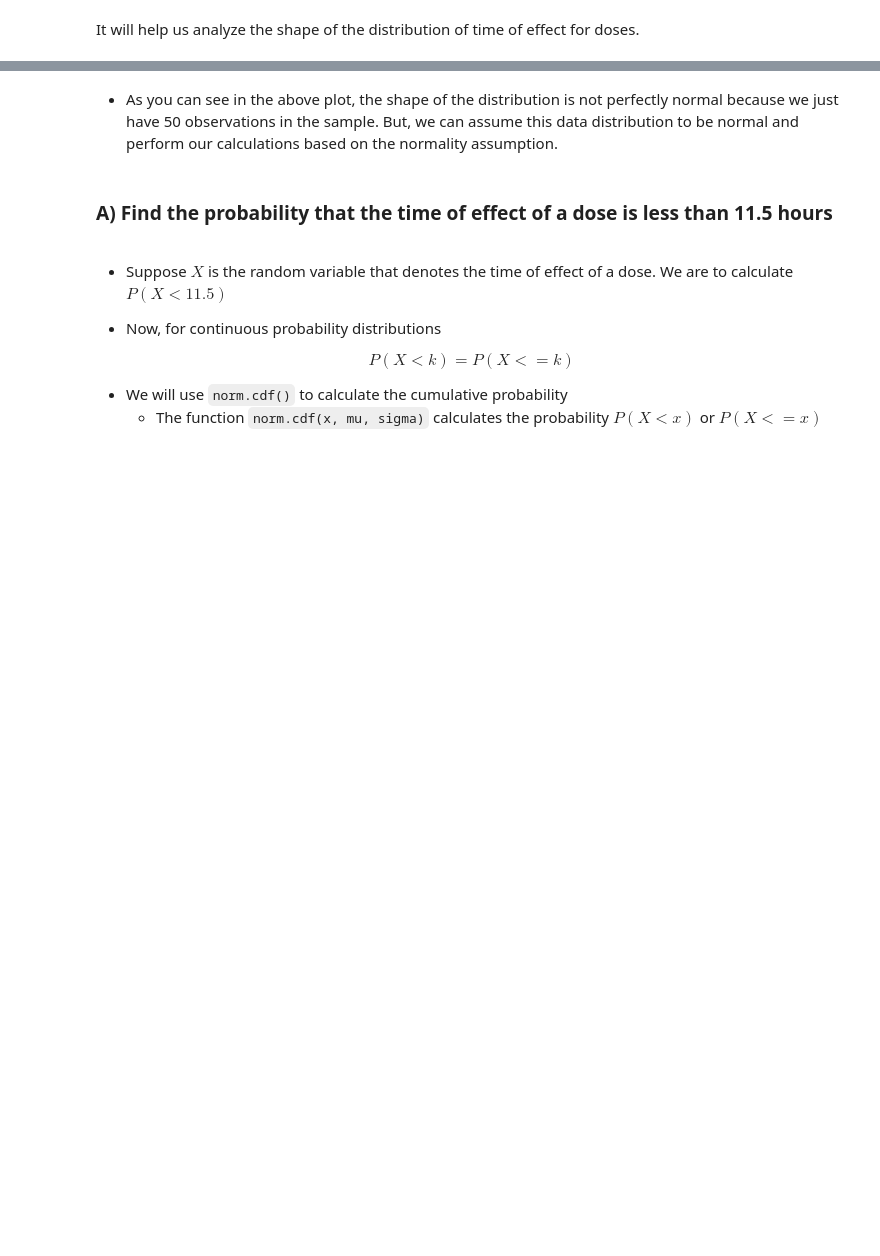
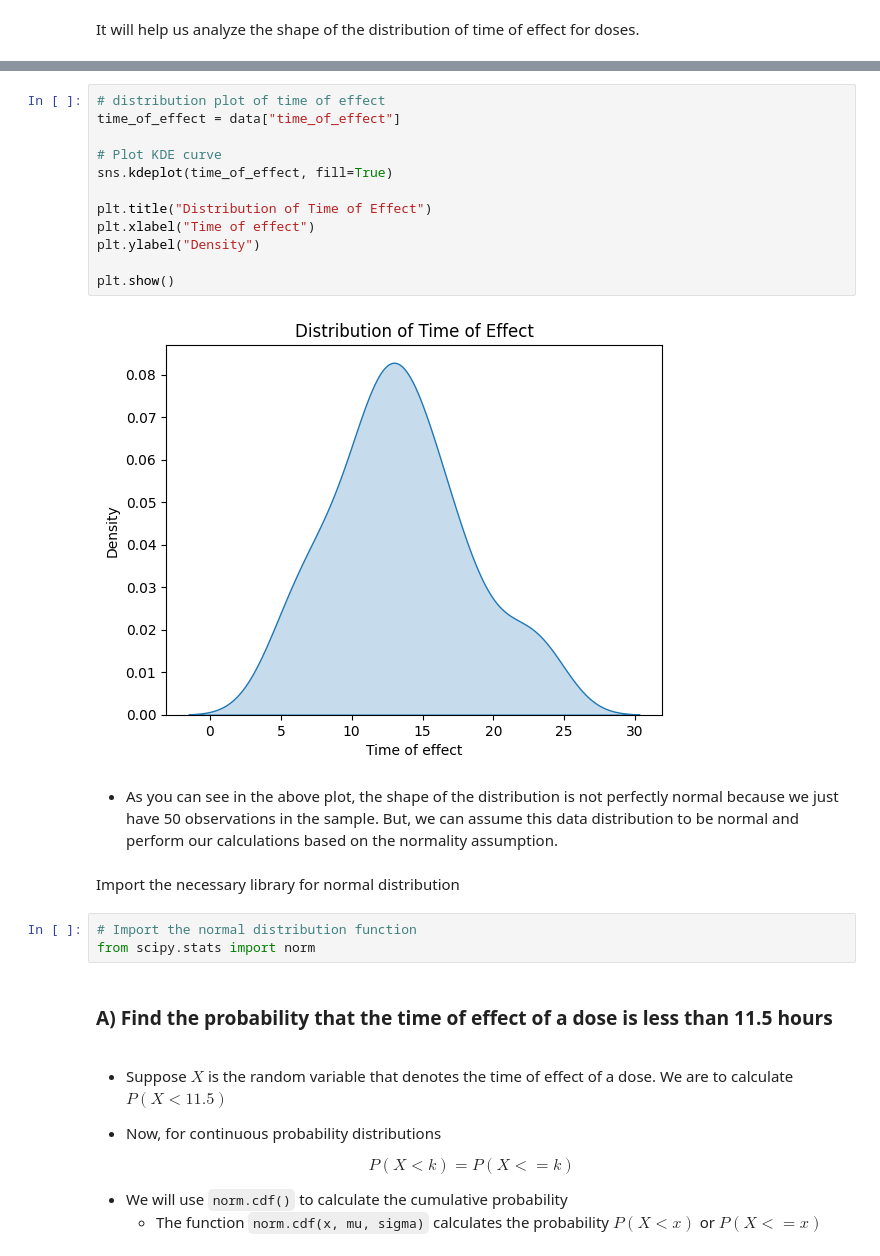
Before and after one commit to MonishDY/AI-Track, a Jupyter notebook: Assignment 2/Medicon_Case_Study_02.ipynb, the cells around one changed output, grey strips where cells are left out. Drawn from its saved outputs; the diff is of its cells as text; blank space fills up the shorter version.

```diff
--- a/Assignment 2/Medicon_Case_Study_02.ipynb
+++ b/Assignment 2/Medicon_Case_Study_02.ipynb
@@ -457,5 +466,24 @@ It will help us analyze the shape of the distribution of time of effect for dose
+# %%
+# distribution plot of time of effect
+time_of_effect = data["time_of_effect"]
+
+# Plot KDE curve
+sns.kdeplot(time_of_effect, fill=True)
+
+plt.title("Distribution of Time of Effect")
+plt.xlabel("Time of effect")
+plt.ylabel("Density")
+
+plt.show()
+# %% [output]
+[figure, added]
 # %% [markdown]
 * As you can see in the above plot, the shape of the distribution is not perfectly normal because we just have 50 observations in the sample. But, we can assume this data distribution to be normal and perform our calculations based on the normality assumption.
+# %% [markdown]
+Import the necessary library for normal distribution
+# %%
+# Import the normal distribution function
+from scipy.stats import norm
 # %% [markdown]
 ### **A) Find the probability that the time of effect of a dose is less than 11.5 hours**
 # %% [markdown]
```
Also changed, not shown: parts of 14 cells of this notebook.
